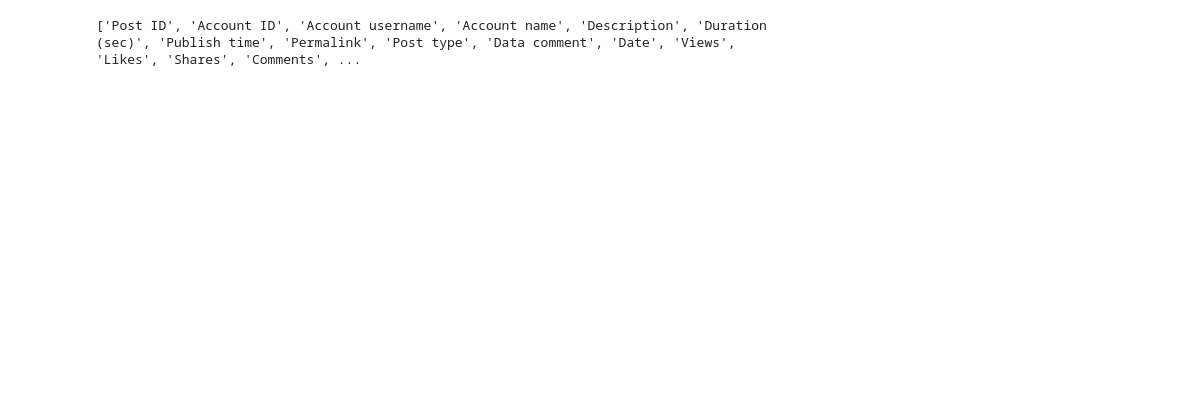
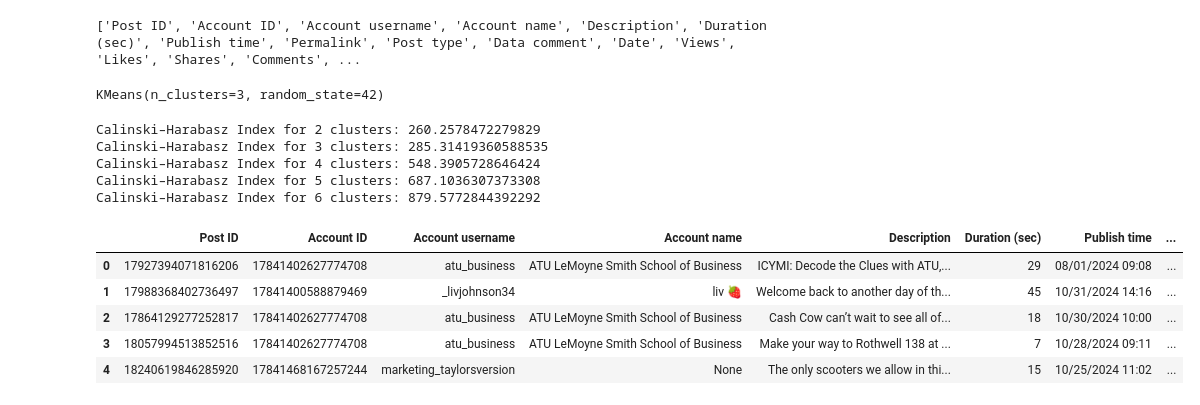
Before and after one commit to tylerparker22/work_to_show, a Jupyter notebook: Arkansas Tech Social Media/Untitled.ipynb, the cells around one changed output. Saved outputs shown, nothing was run; the diff lists cells and outputs as text; code cells hidden in the pictures; blank space fills up the shorter version.

```diff
--- a/Arkansas Tech Social Media/Untitled.ipynb
+++ b/Arkansas Tech Social Media/Untitled.ipynb
@@ -44,0 +54,73 @@ print(df.columns.tolist())
+# %%
+#k-means
+from sklearn.cluster import KMeans
+tocluster=df[[var1,var2]].dropna()
+kmeans = KMeans(n_clusters=3,random_state=42)
+kmeans.fit(tocluster)
+# %% [output]
+KMeans(n_clusters=3, random_state=42)
+# %%
+#Apply CH to Different Numbers of Clusters:
+from sklearn.metrics import calinski_harabasz_score
+from sklearn.cluster import KMeans
+import pandas as pd
+from sklearn.impute import SimpleImputer
+
+# Create a copy of the data to avoid modifying the original
+tocluster = df[[var1, var2]].copy()
+
+# Handle missing values using SimpleImputer
+# Strategy 'mean' replaces NaN with the mean of each column
+imputer = SimpleImputer(strategy='mean')
+tocluster_imputed = pd.DataFrame(
+    imputer.fit_transform(tocluster),
+    columns=tocluster.columns
+)
+
+# Now run the clustering on the imputed data
+for i in range(2, 7):
+    kmeans = KMeans(n_clusters=i, random_state=42)
+    kmeans.fit(tocluster_imputed)
+    ch_score = calinski_harabasz_score(tocluster_imputed, kmeans.labels_)
+    print("Calinski–Harabasz Index for", i, "clusters:", ch_score)
+# %% [output]
+Calinski–Harabasz Index for 2 clusters: 260.2578472279829
+Calinski–Harabasz Index for 3 clusters: 285.31419360588535
+Calinski–Harabasz Index for 4 clusters: 548.3905728646424
+Calinski–Harabasz Index for 5 clusters: 687.1036307373308
+Calinski–Harabasz Index for 6 clusters: 879.5772844392292
+# %%
+#Continuing with 5 clusters
+from sklearn.cluster import KMeans
+import numpy as np
+from sklearn.impute import SimpleImputer
+
+# Create a copy of the data to avoid modifying the original
+tocluster = df[[var1, var2]].copy()
+
+# Option 1: Drop rows with NaN values
+# tocluster = tocluster.dropna()
+
+# Option 2: Impute missing values (replace NaNs with mean)
+imputer = SimpleImputer(strategy='mean')
+tocluster_imputed = imputer.fit_transform(tocluster)
+
+# Now apply KMeans on the cleaned data
+kmeans = KMeans(n_clusters=3, random_state=42)
+kmeans.fit(tocluster_imputed)
+clusters = kmeans.predict(tocluster_imputed)
+
+# If you want to add the clusters back to the original dataframe
+df['cluster'] = np.nan  # Initialize with NaN
+df.loc[tocluster.index, 'cluster'] = clusters  # Assign only to rows that were clustered
+# %%
+#Look at cluster membership
+df['cluster'] = clusters.tolist()
+df.head()
+# %% [output]
+|  | Post ID | Account ID | Account username | Account name | Description | Duration (sec) | Publish time | ... |
+| 0 | 17927394071816206 | 17841402627774708 | atu_business | ATU LeMoyne Smith School of Business | ICYMI: Decode the Clues with ATU,... | 29 | 08/01/2024 09:08 | ... |
+| 1 | 17988368402736497 | 17841400588879469 | _livjohnson34 | liv 🍓 | Welcome back to another day of th... | 45 | 10/31/2024 14:16 | ... |
+| 2 | 17864129277252817 | 17841402627774708 | atu_business | ATU LeMoyne Smith School of Business | Cash Cow can’t wait to see all of... | 18 | 10/30/2024 10:00 | ... |
+| 3 | 18057994513852516 | 17841402627774708 | atu_business | ATU LeMoyne Smith School of Business | Make your way to Rothwell 138 at ... | 7 | 10/28/2024 09:11 | ... |
+| 4 | 18240619846285920 | 17841468167257244 | marketing_taylorsversion | None | The only scooters we allow in thi... | 15 | 10/25/2024 11:02 | ... |
```
Also changed, not shown: parts of 11 cells of this notebook, 8 other files.
